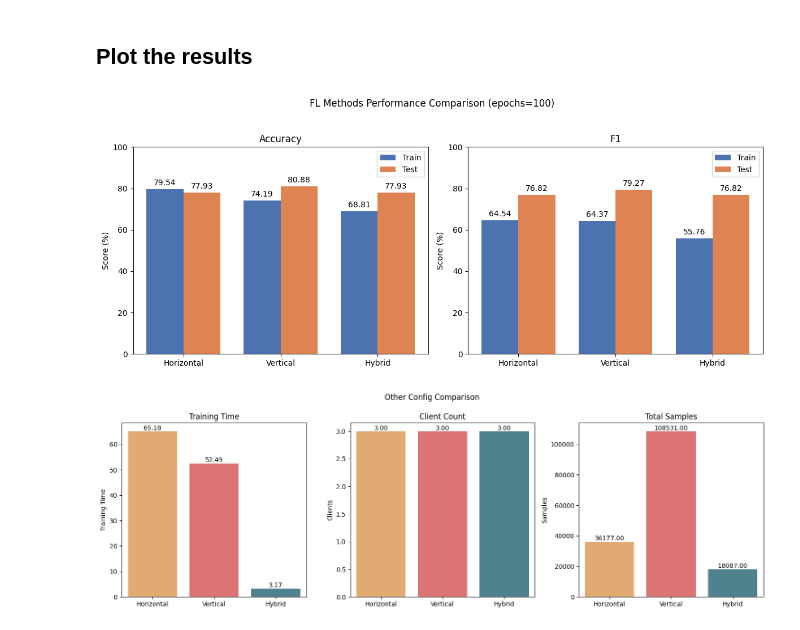
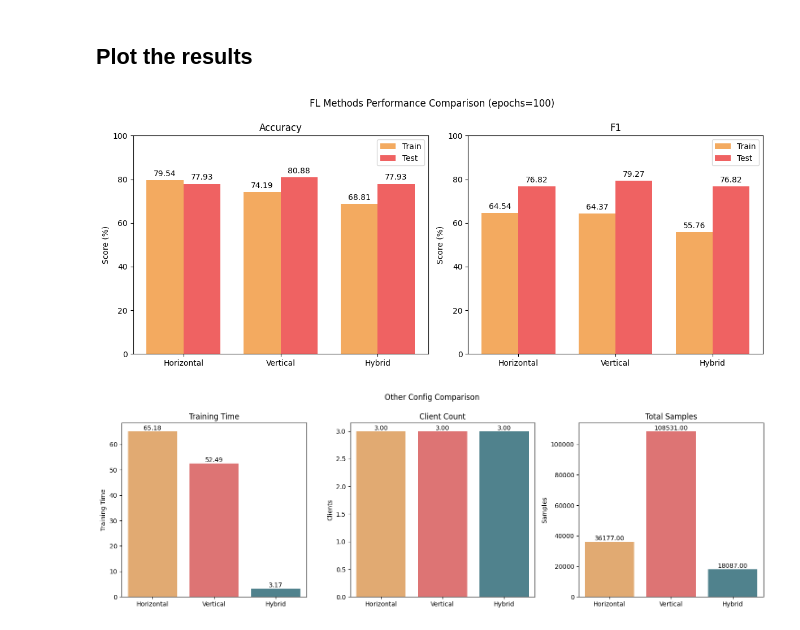
Before and after one commit to juliecious/fl_spn, a Jupyter notebook: notebooks/adult_income.ipynb, the cells around one changed output. Saved outputs shown, nothing was run; the diff lists cells and outputs as text; code cells hidden in the pictures.

Commit message:
update color

```diff
--- a/notebooks/adult_income.ipynb
+++ b/notebooks/adult_income.ipynb
@@ -216,45 +216,44 @@ import numpy as np
 
 # 假設已有：methods, colors, train_acc, test_acc, f1_acc, test_f1, SupervisedFLConfig
 # colors 與 methods 對應
-palette = {m: c for m, c in zip(["Train", "Test"], ["#4C72B0", "#DD8452"])}  # 可自定顏色
+palette = {m: c for m, c in zip(["Train", "Test"], [colors[0], colors[1]])}  # 可自定顏色
 
-x = np.arange(len(methods))  # 類別位置
-width = 0.38  # 單柱寬度（群組間會留白）[7][6]
+x = np.arange(len(methods))
+width = 0.38
 
 fig, axs = plt.subplots(1, 2, figsize=(12, 5))
 fig.suptitle(f'FL Methods Performance Comparison (epochs={SupervisedFLConfig.epochs})')
 
-# -------- Accuracy 子圖（群組：方法；組內：Train/Test）--------
+# -------- Accuracy（群組：方法；組內：Train/Test）--------
 ax = axs[0]
 rects_train_acc = ax.bar(x - width/2, train_acc, width, label='Train', color=palette["Train"])
 rects_test_acc  = ax.bar(x + width/2, test_acc,  width, label='Test',  color=palette["Test"])
 ax.set_title('Accuracy')
 ax.set_ylim([0, 100])
 ax.set_ylabel("Score (%)")
 ax.set_xticks(x, methods)
 ax.legend()
 
-# 在柱上標註數值 [7][11]
 ax.bar_label(rects_train_acc, padding=3, fmt="%.2f")
 ax.bar_label(rects_test_acc,  padding=3, fmt="%.2f")
 
-# -------- F1 子圖（群組：方法；組內：Train/Test）--------
+# -------- F1（群組：方法；組內：Train/Test）--------
 ax = axs[1]
 rects_train_f1 = ax.bar(x - width/2, f1_acc,  width, label='Train', color=palette["Train"])
 rects_test_f1  = ax.bar(x + width/2, test_f1, width, label='Test',  color=palette["Test"])
 ax.set_title('F1')
 ax.set_ylim([0, 100])
 ax.set_ylabel("Score (%)")
 ax.set_xticks(x, methods)
 ax.legend()
 
 ax.bar_label(rects_train_f1, padding=3, fmt="%.2f")
 ax.bar_label(rects_test_f1,  padding=3, fmt="%.2f")
 
-plt.tight_layout(rect=[0, 0, 1, 0.95])
+plt.tight_layout(rect=[0, 0, 1, 0.99])
 plt.show()
 # %% [output]
-[figure, old version]
+[figure, new version]
 # %%
 fig, axs = plt.subplots(1, 3, figsize=(15, 5))
 fig.suptitle('Other Config Comparison')
```
